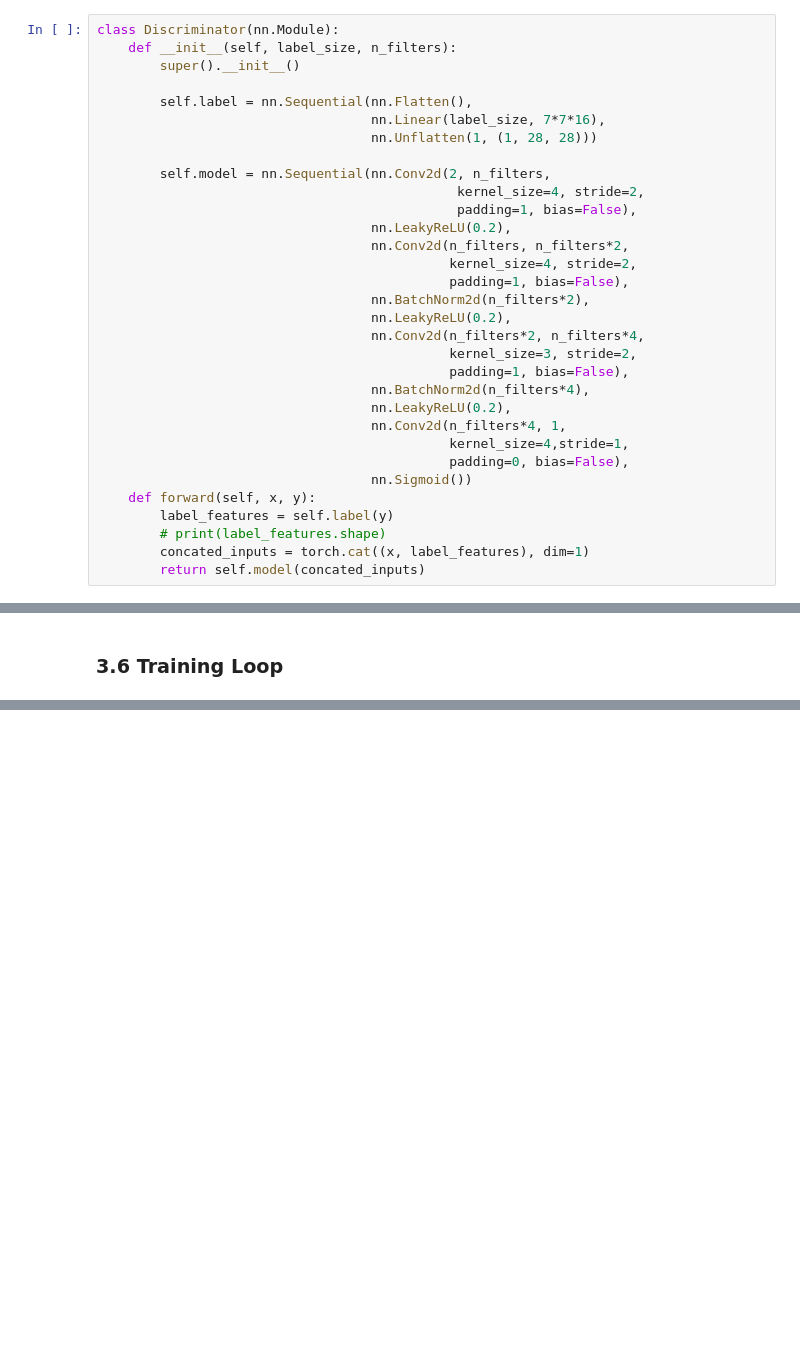
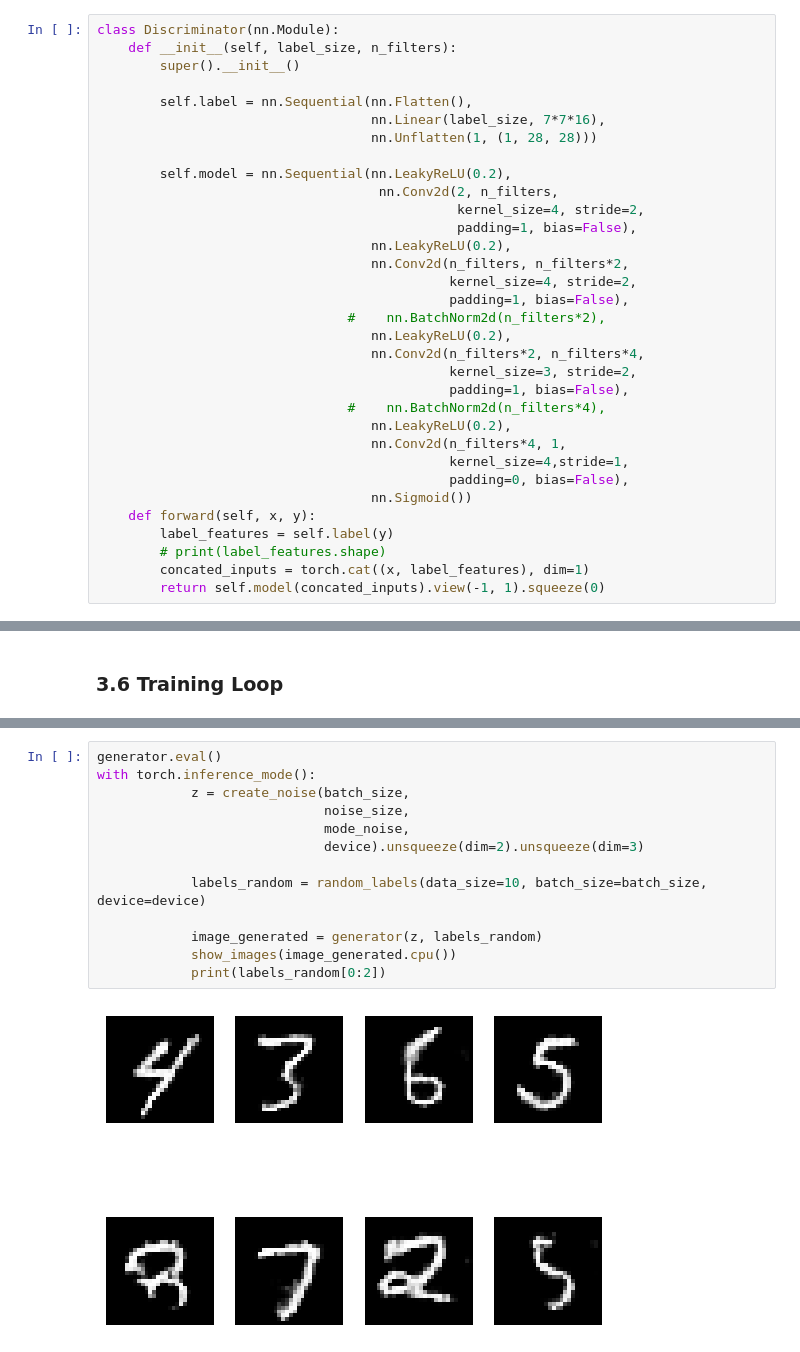
Before and after one commit to aliparsbin/generative-adversarial-networks, a Jupyter notebook: generative_adversarial_networks.ipynb, the cells around one changed output, grey strips where cells are left out. Cells and saved outputs as stored; diff of their text form; blank space fills up the shorter version.

```diff
--- a/generative_adversarial_networks.ipynb
+++ b/generative_adversarial_networks.ipynb
@@ -631,19 +619,20 @@ class Discriminator(nn.Module):
                                    nn.Linear(label_size, 7*7*16),
                                    nn.Unflatten(1, (1, 28, 28)))
 
-        self.model = nn.Sequential(nn.Conv2d(2, n_filters,
+        self.model = nn.Sequential(nn.LeakyReLU(0.2),
+                                    nn.Conv2d(2, n_filters,
                                               kernel_size=4, stride=2,
                                               padding=1, bias=False),
                                    nn.LeakyReLU(0.2),
                                    nn.Conv2d(n_filters, n_filters*2,
                                              kernel_size=4, stride=2,
                                              padding=1, bias=False),
-                                   nn.BatchNorm2d(n_filters*2),
+                                #    nn.BatchNorm2d(n_filters*2),
                                    nn.LeakyReLU(0.2),
                                    nn.Conv2d(n_filters*2, n_filters*4,
                                              kernel_size=3, stride=2,
                                              padding=1, bias=False),
-                                   nn.BatchNorm2d(n_filters*4),
+                                #    nn.BatchNorm2d(n_filters*4),
                                    nn.LeakyReLU(0.2),
                                    nn.Conv2d(n_filters*4, 1,
                                              kernel_size=4,stride=1,
@@ -653,7 +642,7 @@ class Discriminator(nn.Module):
         label_features = self.label(y)
         # print(label_features.shape)
         concated_inputs = torch.cat((x, label_features), dim=1)
-        return self.model(concated_inputs)
+        return self.model(concated_inputs).view(-1, 1).squeeze(0)
 # %%
 discriminator_test = Discriminator(label_size=10, n_filters=32)
 
@@ -738,0 +908,15 @@ optimizer_d = torch.optim.Adam(params=discriminator.parameters(), lr=0.0002)
+# %%
+generator.eval()
+with torch.inference_mode():
+            z = create_noise(batch_size,
+                             noise_size,
+                             mode_noise,
+                             device).unsqueeze(dim=2).unsqueeze(dim=3)
+
+            labels_random = random_labels(data_size=10, batch_size=batch_size, device=device)
+
+            image_generated = generator(z, labels_random)
+            show_images(image_generated.cpu())
+            print(labels_random[0:2])
+# %% [output]
+[figure, added]
```
Also changed, not shown: parts of 10 cells of this notebook.
